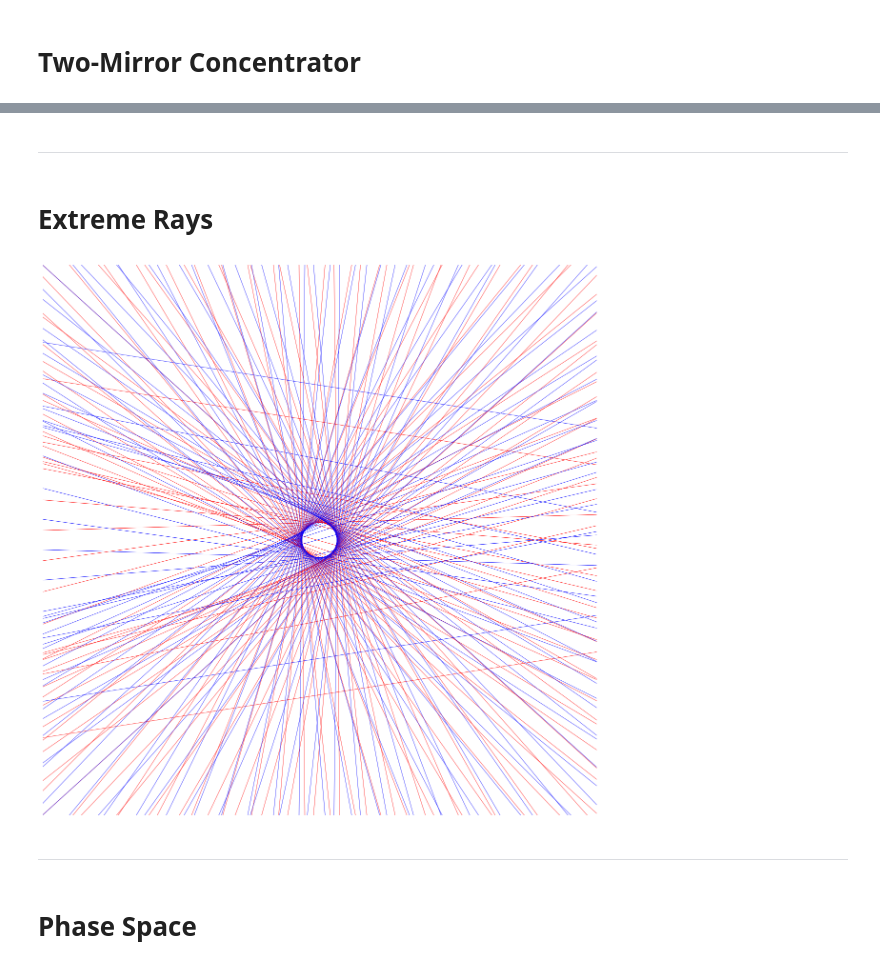
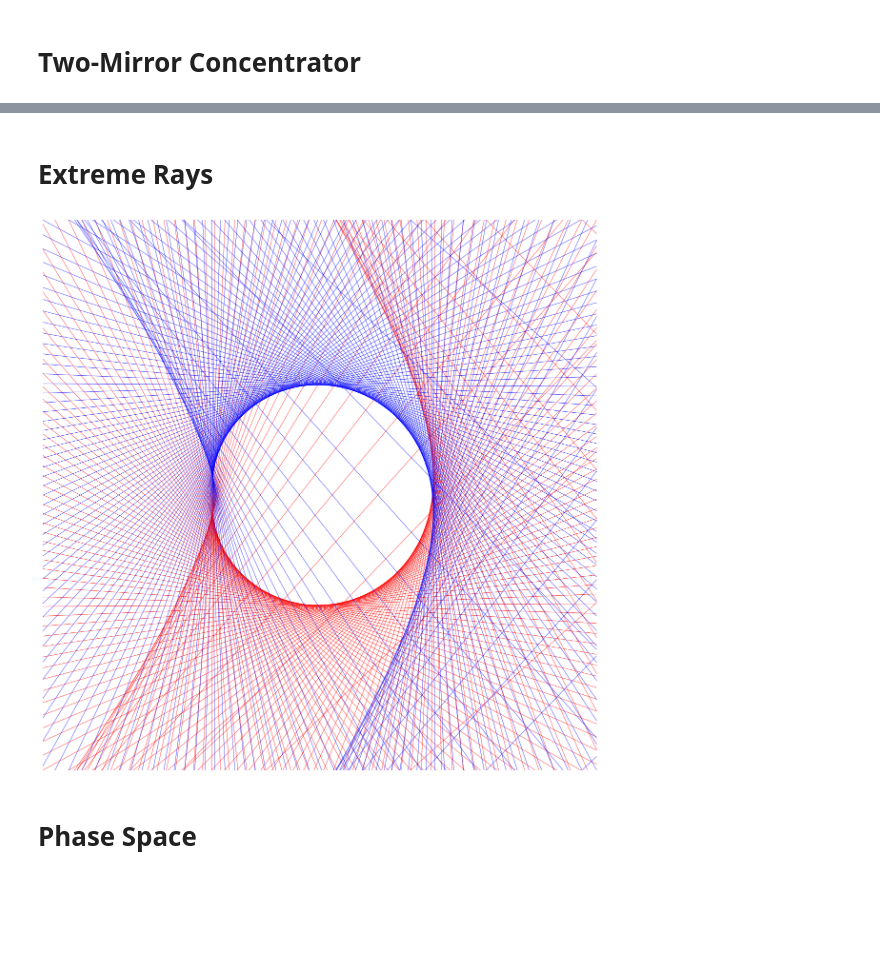
Before and after one commit to ssteinberg/solar_optical_concentrator, a Jupyter notebook: plotfin.ipynb, the cells around one changed output, grey strips where cells are left out. Saved outputs shown, nothing was run; the diff lists cells and outputs as text; code cells hidden in the pictures; blank space fills up the shorter version.

```diff
--- a/plotfin.ipynb
+++ b/plotfin.ipynb
@@ -7,11 +6,11 @@ import matplotlib.ticker as ticker
 # %% [markdown]
 # Two-Mirror Concentrator
 # %%
-flat_source, flat_target, inv, hl, f1, L, f2, da, a_max, w = np.loadtxt('datafin/input.csv', delimiter = ',')
-mirror1a = np.loadtxt('datafin/mirror1a.csv', delimiter = ',')
-mirror1b = np.loadtxt('datafin/mirror1b.csv', delimiter = ',')
-mirror2a = np.loadtxt('datafin/mirror2a.csv', delimiter = ',')
-mirror2b = np.loadtxt('datafin/mirror2b.csv', delimiter = ',')
+flat_source, flat_target, inv, hl, f1, L, f2, da, a_max, w = np.loadtxt('data2mc/input.csv', delimiter = ',')
+mirror1a = np.loadtxt('data2mc/mirror1a.csv', delimiter = ',')
+mirror1b = np.loadtxt('data2mc/mirror1b.csv', delimiter = ',')
+mirror2a = np.loadtxt('data2mc/mirror2a.csv', delimiter = ',')
+mirror2b = np.loadtxt('data2mc/mirror2b.csv', delimiter = ',')
 # %%
 source_text = "flat" if flat_source else "cylindrical"
 target_text = "flat" if flat_target else "cylindrical"
@@ -94,23 +95,19 @@ plt.show()
-# %% [markdown]
----
 # %% [markdown]
 # Extreme Rays
 # %%
 fig, ax = plt.subplots(1, figsize = (15, 15))
-extreme1 = np.loadtxt('datafin/extrdiff1.csv', delimiter = ',')
-extreme2 = np.loadtxt('datafin/extrdiff2.csv', delimiter = ',')
+extreme1 = np.loadtxt('data2mc/extreme1.csv', delimiter = ',')
+extreme2 = np.loadtxt('data2mc/extreme2.csv', delimiter = ',')
 for row in extreme1: ax.plot([row[0], row[2]], [row[1], row[3]], linewidth = 0.5, c = 'red')
 for row in extreme2: ax.plot([row[0], row[2]], [row[1], row[3]], linewidth = 0.5, c = 'blue')
 if flat_source and flat_target: plt.plot([0, 0], [-hl, hl], linewidth = 4, color = 'black', label = 'target')
 elif not flat_source and flat_target: plt.plot([0, 0], [-hl, hl], linewidth = 4, color = 'black', label = 'target')
 plt.axis('equal')
-zoom = hl * 5
+zoom = hl * 2.5
 plt.axis([-zoom, zoom, -zoom, zoom])
 plt.axis('off')
 plt.show()
 # %% [output]
-[figure, old version]
+[figure, new version]
-# %% [markdown]
----
 # %% [markdown]
 # Phase Space
```
Also changed, not shown: parts of 20 cells of this notebook, 57 other files.
